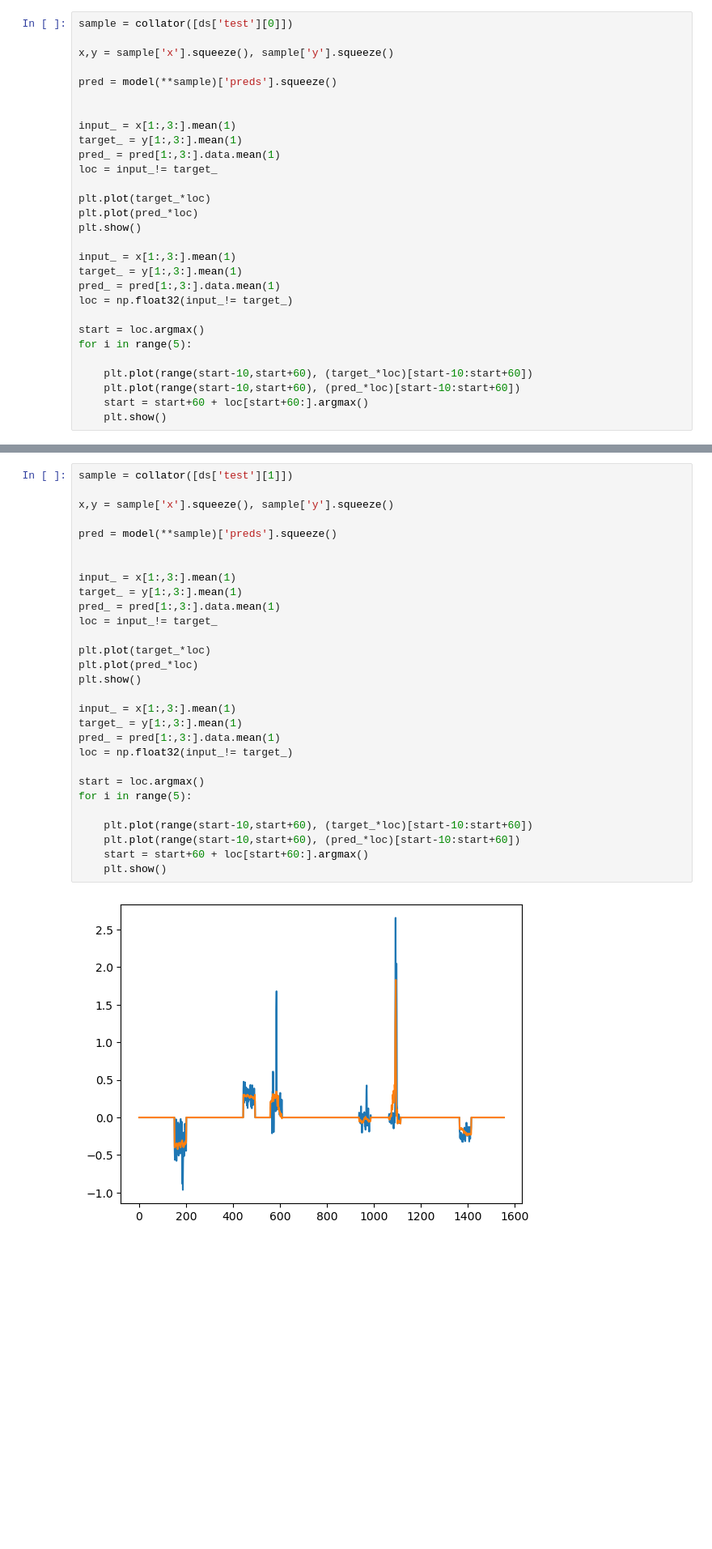
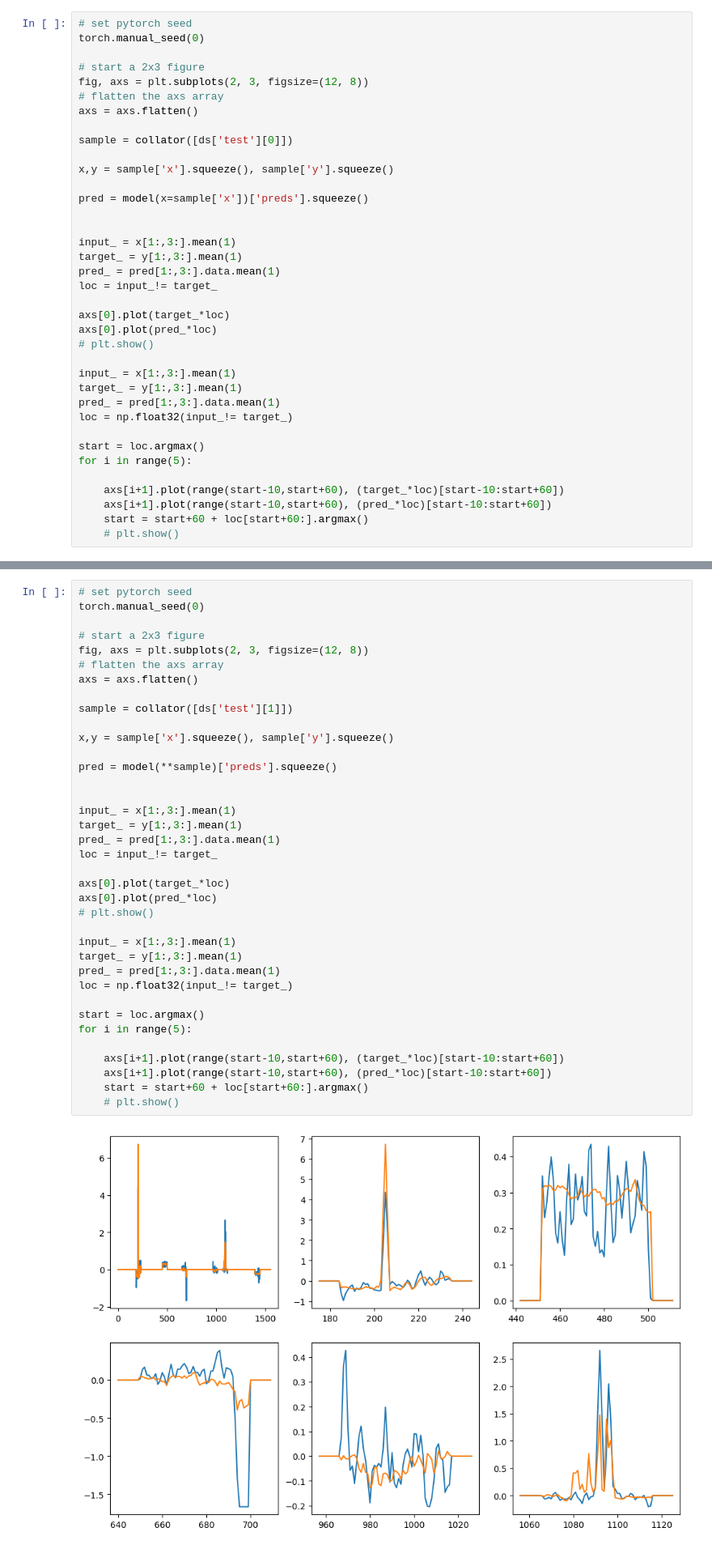
Before and after one commit to PolymathicAI/AstroCLIP, a Jupyter notebook: notebooks/dev/spec_ssl_results.ipynb, the cells around one changed output, grey strips where cells are left out. Shown at 81% size. Drawn from its saved outputs; the diff is of its cells as text; blank space fills up the shorter version.

```diff
--- a/notebooks/dev/spec_ssl_results.ipynb
+++ b/notebooks/dev/spec_ssl_results.ipynb
@@ -193,9 +70,17 @@ plt.plot(pred_*loc)
 # %%
+# set pytorch seed
+torch.manual_seed(0)
+
+# start a 2x3 figure
+fig, axs = plt.subplots(2, 3, figsize=(12, 8))
+# flatten the axs array
+axs = axs.flatten()
+
 sample = collator([ds['test'][0]])
 
 x,y = sample['x'].squeeze(), sample['y'].squeeze()
 
-pred = model(**sample)['preds'].squeeze()
+pred = model(x=sample['x'])['preds'].squeeze()
 
 
 input_ = x[1:,3:].mean(1)
@@ -203,9 +88,9 @@ target_ = y[1:,3:].mean(1)
 pred_ = pred[1:,3:].data.mean(1)
 loc = input_!= target_
 
-plt.plot(target_*loc)
-plt.plot(pred_*loc)
-plt.show()
+axs[0].plot(target_*loc)
+axs[0].plot(pred_*loc)
+# plt.show()
 
 input_ = x[1:,3:].mean(1)
 target_ = y[1:,3:].mean(1)
@@ -215,8 +100,8 @@ loc = np.float32(input_!= target_)
 start = loc.argmax()
 for i in range(5):
 
-    plt.plot(range(start-10,start+60), (target_*loc)[start-10:start+60])
-    plt.plot(range(start-10,start+60), (pred_*loc)[start-10:start+60])
+    axs[i+1].plot(range(start-10,start+60), (target_*loc)[start-10:start+60])
+    axs[i+1].plot(range(start-10,start+60), (pred_*loc)[start-10:start+60])
     start = start+60 + loc[start+60:].argmax()
-    plt.show()
+    # plt.show()
 # %% [output]
@@ -229,31 +109,39 @@ for i in range(5):
 # %%
+# set pytorch seed
+torch.manual_seed(0)
+
+# start a 2x3 figure
+fig, axs = plt.subplots(2, 3, figsize=(12, 8))
+# flatten the axs array
+axs = axs.flatten()
+
 sample = collator([ds['test'][1]])
 
 x,y = sample['x'].squeeze(), sample['y'].squeeze()
 
 pred = model(**sample)['preds'].squeeze()
 
 
 input_ = x[1:,3:].mean(1)
 target_ = y[1:,3:].mean(1)
 pred_ = pred[1:,3:].data.mean(1)
 loc = input_!= target_
 
-plt.plot(target_*loc)
-plt.plot(pred_*loc)
-plt.show()
+axs[0].plot(target_*loc)
+axs[0].plot(pred_*loc)
+# plt.show()
 
 input_ = x[1:,3:].mean(1)
 target_ = y[1:,3:].mean(1)
 pred_ = pred[1:,3:].data.mean(1)
 loc = np.float32(input_!= target_)
 
 start = loc.argmax()
 for i in range(5):
 
-    plt.plot(range(start-10,start+60), (target_*loc)[start-10:start+60])
-    plt.plot(range(start-10,start+60), (pred_*loc)[start-10:start+60])
+    axs[i+1].plot(range(start-10,start+60), (target_*loc)[start-10:start+60])
+    axs[i+1].plot(range(start-10,start+60), (pred_*loc)[start-10:start+60])
     start = start+60 + loc[start+60:].argmax()
-    plt.show()
+    # plt.show()
 # %% [output]
-[figure, old version]
+[figure, new version]
```
Also changed, not shown: parts of 13 cells of this notebook.
